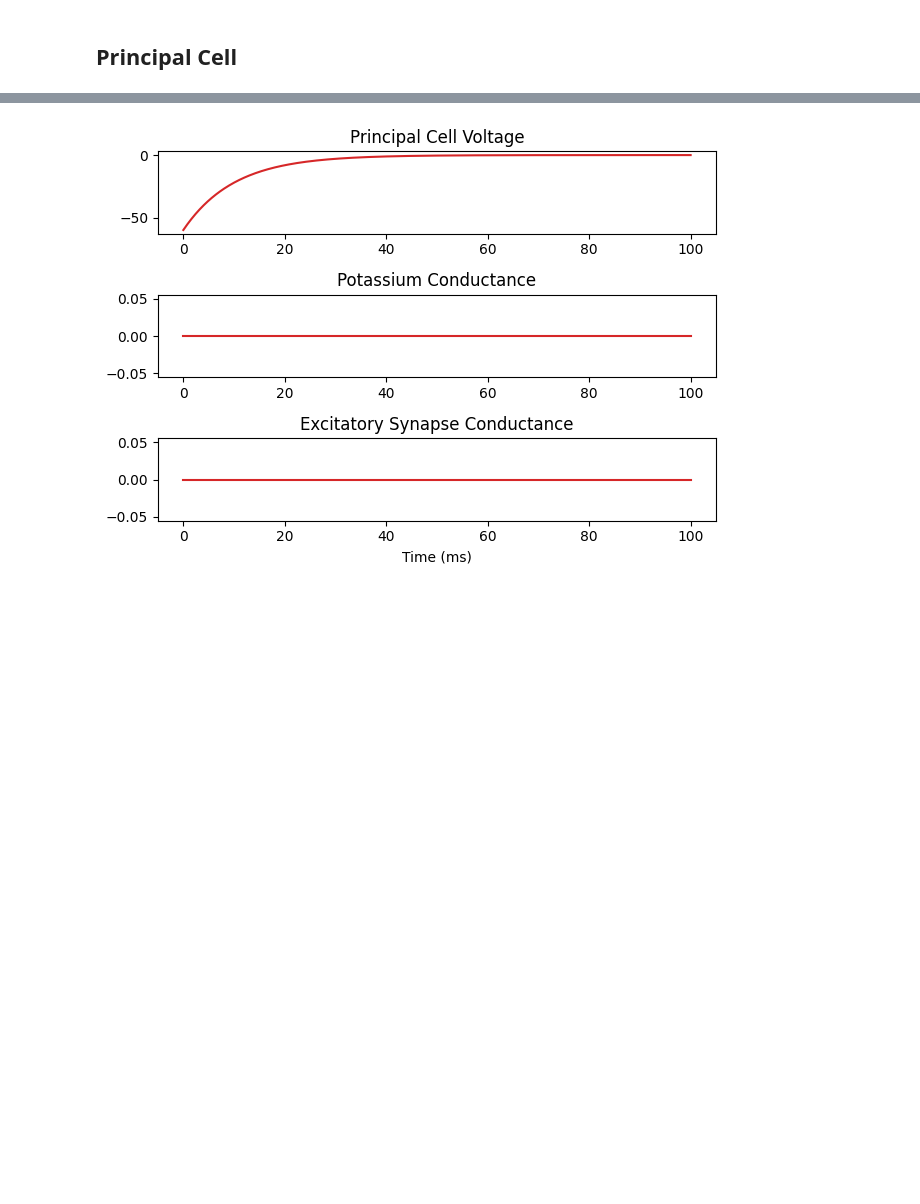
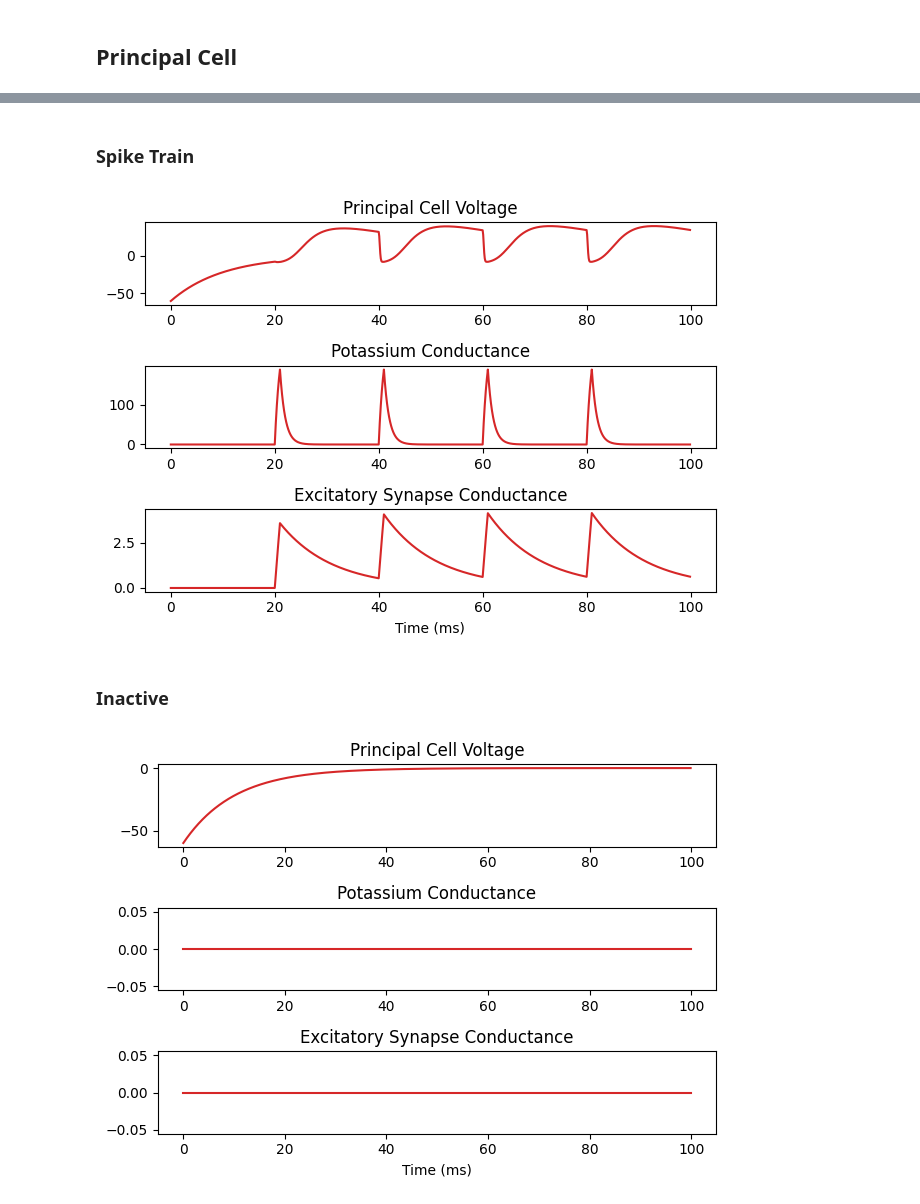
Before and after one commit to kedoxey/DCN_model, a Jupyter notebook: notebooks/neuromime_model.ipynb, the cells around one changed output, grey strips where cells are left out. Drawn from its saved outputs; the diff is of its cells as text; code cells hidden in the pictures; blank space fills up the shorter version.

```diff
--- a/notebooks/neuromime_model.ipynb
+++ b/notebooks/neuromime_model.ipynb
@@ -81,3 +109,11 @@ run_cell(returns_dvdt, (v0, gk0, gex0), ts, (tm, tk, bk, ek, tex, sigmaex, eex,
+# %% [markdown]
+### Spike Train
+# %%
+run_cell(returns_dvdt, (v0, gk0, gex0), ts, (tm, tk, bk, ek, tex, sigmaex, eex, t_train, s_train), 'Principal Cell', 'tab:red', '')
+# %% [output]
+[figure, added]
+# %% [markdown]
+### Inactive
 # %%
 bk = 0
 sigmaex = 0
```
Also changed, not shown: parts of 31 cells of this notebook, 16 other files.
